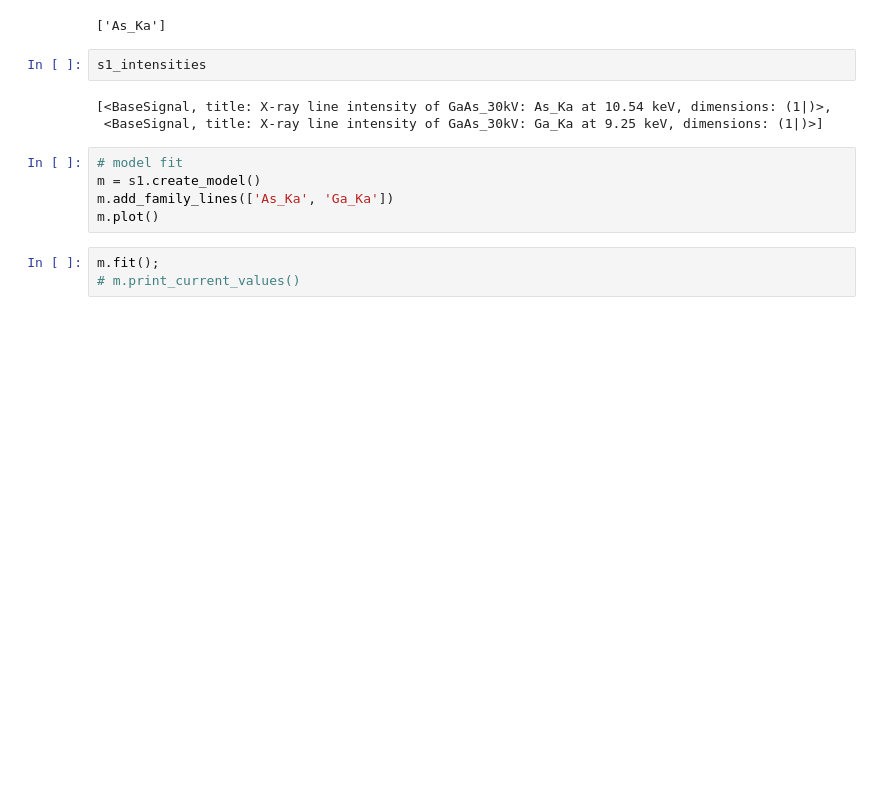
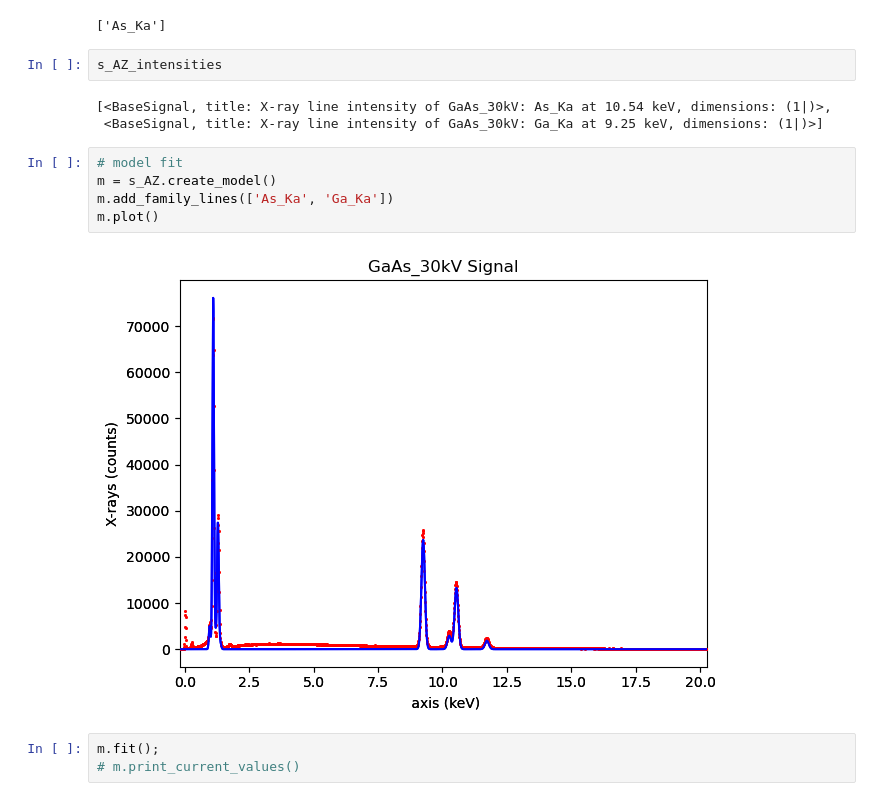
Before and after one commit to brynjarmorka/eds-analysis, a Jupyter notebook: src/week14_hspy_quant.ipynb, the cells around one changed output. Saved outputs shown, nothing was run; the diff lists cells and outputs as text; blank space fills up the shorter version.

```diff
--- a/src/week14_hspy_quant.ipynb
+++ b/src/week14_hspy_quant.ipynb
@@ -99,16 +108,18 @@ quant[0].metadata
 quant[0].metadata.Sample.xray_lines
 # %% [output]
 ['As_Ka']
-# %%
-s1_intensities
-# %% [output]
-[<BaseSignal, title: X-ray line intensity of GaAs_30kV: As_Ka at 10.54 keV, dimensions: (1|)>,
- <BaseSignal, title: X-ray line intensity of GaAs_30kV: Ga_Ka at 9.25 keV, dimensions: (1|)>]
+# %%
+s_AZ_intensities
+# %% [output]
+[<BaseSignal, title: X-ray line intensity of GaAs_30kV: As_Ka at 10.54 keV, dimensions: (1|)>,
+ <BaseSignal, title: X-ray line intensity of GaAs_30kV: Ga_Ka at 9.25 keV, dimensions: (1|)>]
 # %%
 # model fit
-m = s1.create_model()
+m = s_AZ.create_model()
 m.add_family_lines(['As_Ka', 'Ga_Ka'])
 m.plot()
+# %% [output]
+[figure, added]
 # %%
 m.fit();
 # m.print_current_values()
```
Also changed, not shown: parts of 26 cells of this notebook, 3 other files.
